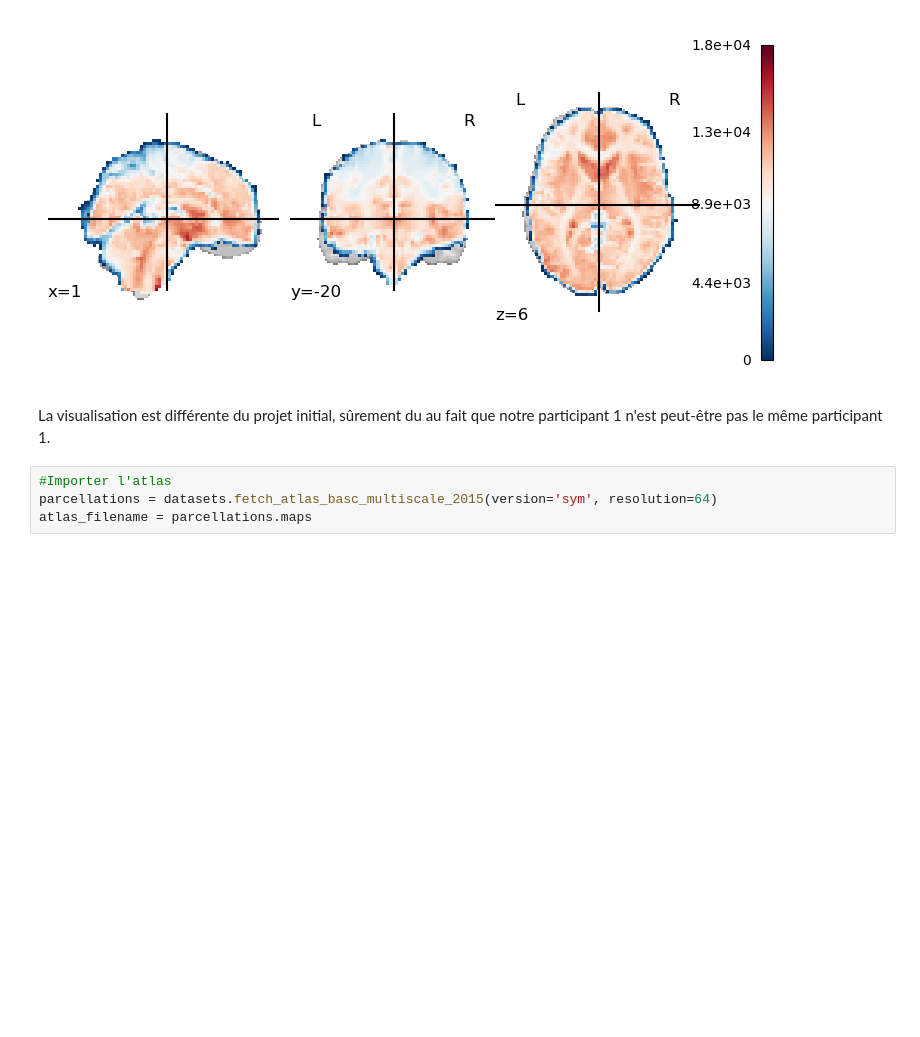
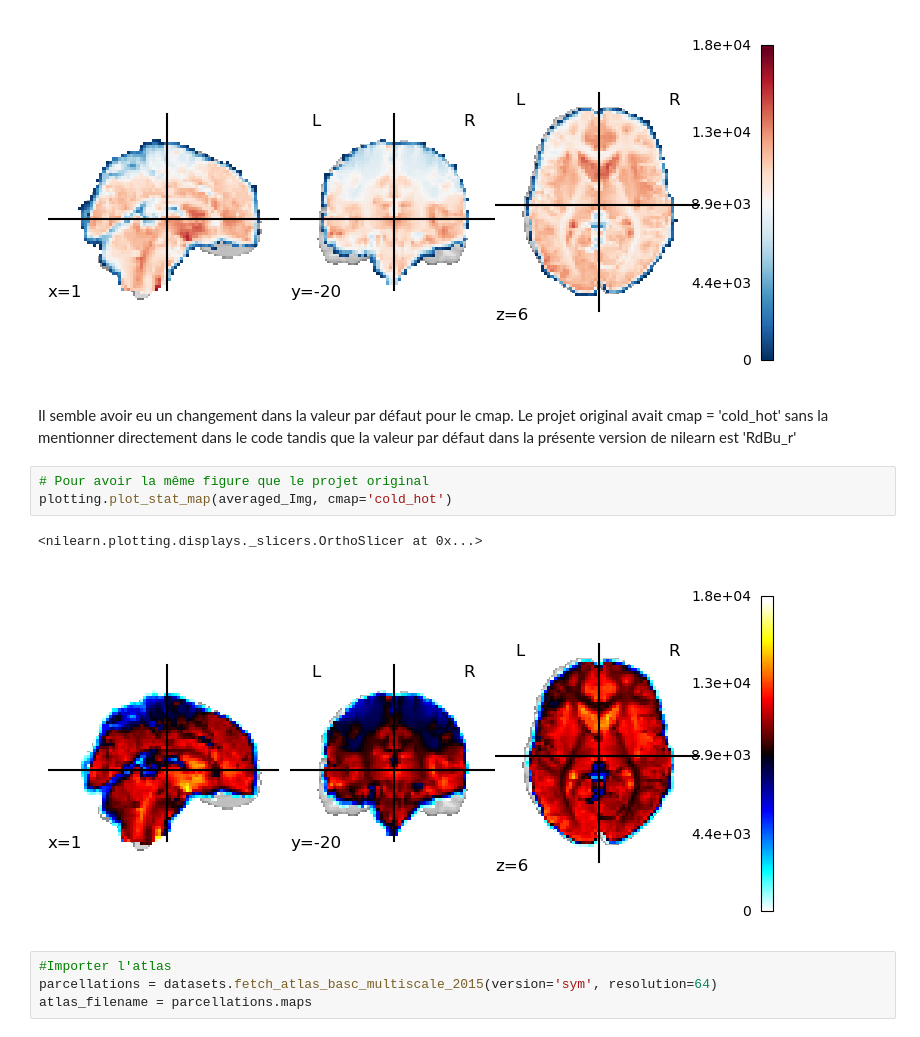
Before and after one commit to psy3019-6973-2026/Nguyen_ProjetFinal, a Jupyter notebook: projet_final.ipynb, the cells around one changed output. Cells and saved outputs as stored; diff of their text form; blank space fills up the shorter version.

```diff
--- a/projet_final.ipynb
+++ b/projet_final.ipynb
@@ -165,8 +168,14 @@ plotting.plot_stat_map(averaged_Img)
 # %% [output]
 <nilearn.plotting.displays._slicers.OrthoSlicer at 0x...>
 [figure]
-# %% [markdown]
-La visualisation est différente du projet initial, sûrement du au fait que notre participant 1 n'est peut-être pas le même participant 1.
+# %% [markdown]
+Il semble avoir eu un changement dans la valeur par défaut pour le cmap. Le projet original avait cmap = 'cold_hot' sans la mentionner directement dans le code tandis que la valeur par défaut dans la présente version de nilearn est 'RdBu_r'
+# %%
+# Pour avoir la même figure que le projet original
+plotting.plot_stat_map(averaged_Img, cmap='cold_hot')
+# %% [output]
+<nilearn.plotting.displays._slicers.OrthoSlicer at 0x...>
+[figure, added]
 # %%
 #Importer l'atlas
 parcellations = datasets.fetch_atlas_basc_multiscale_2015(version='sym', resolution=64)
```
Also changed, not shown: parts of 13 cells of this notebook.
